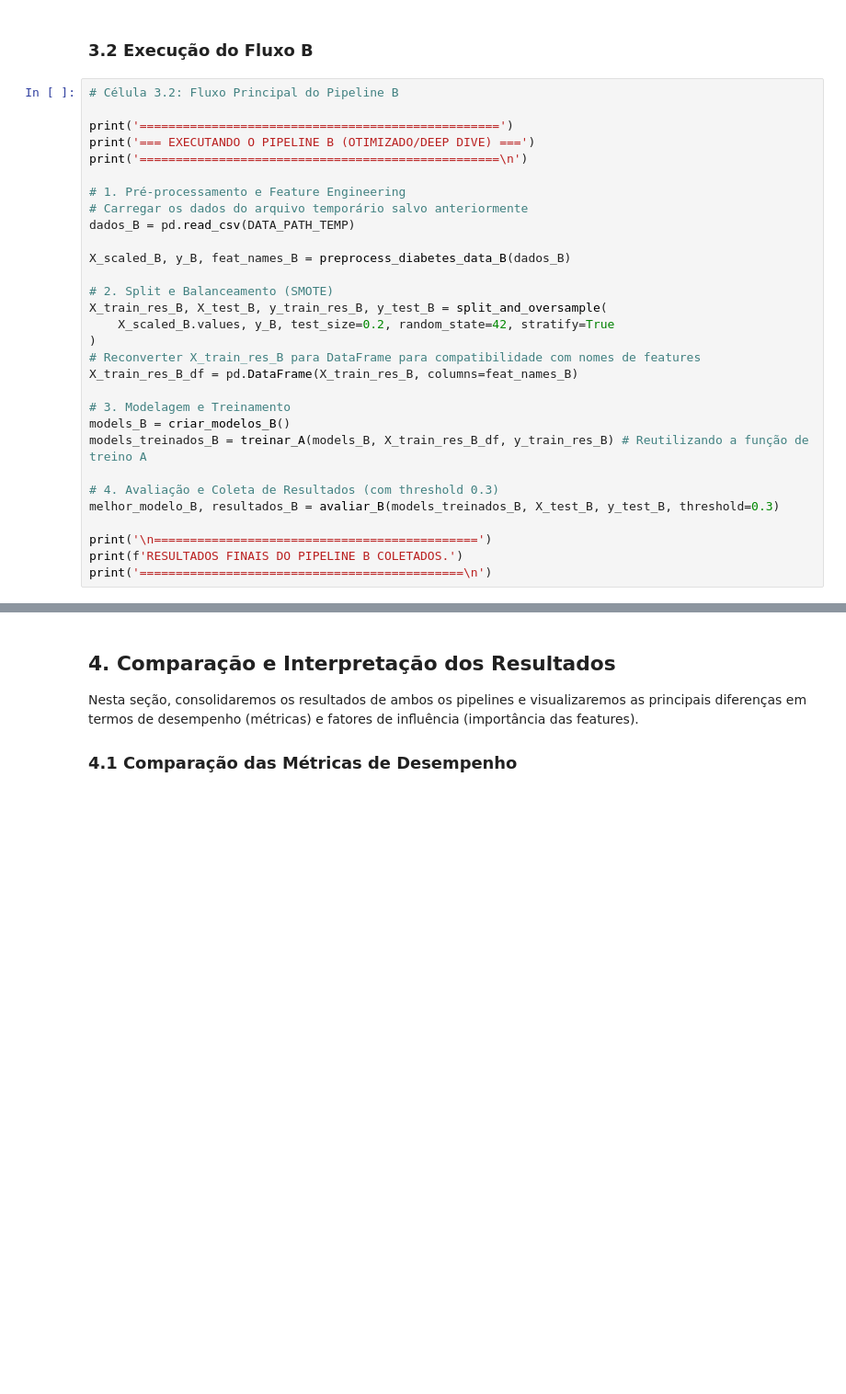
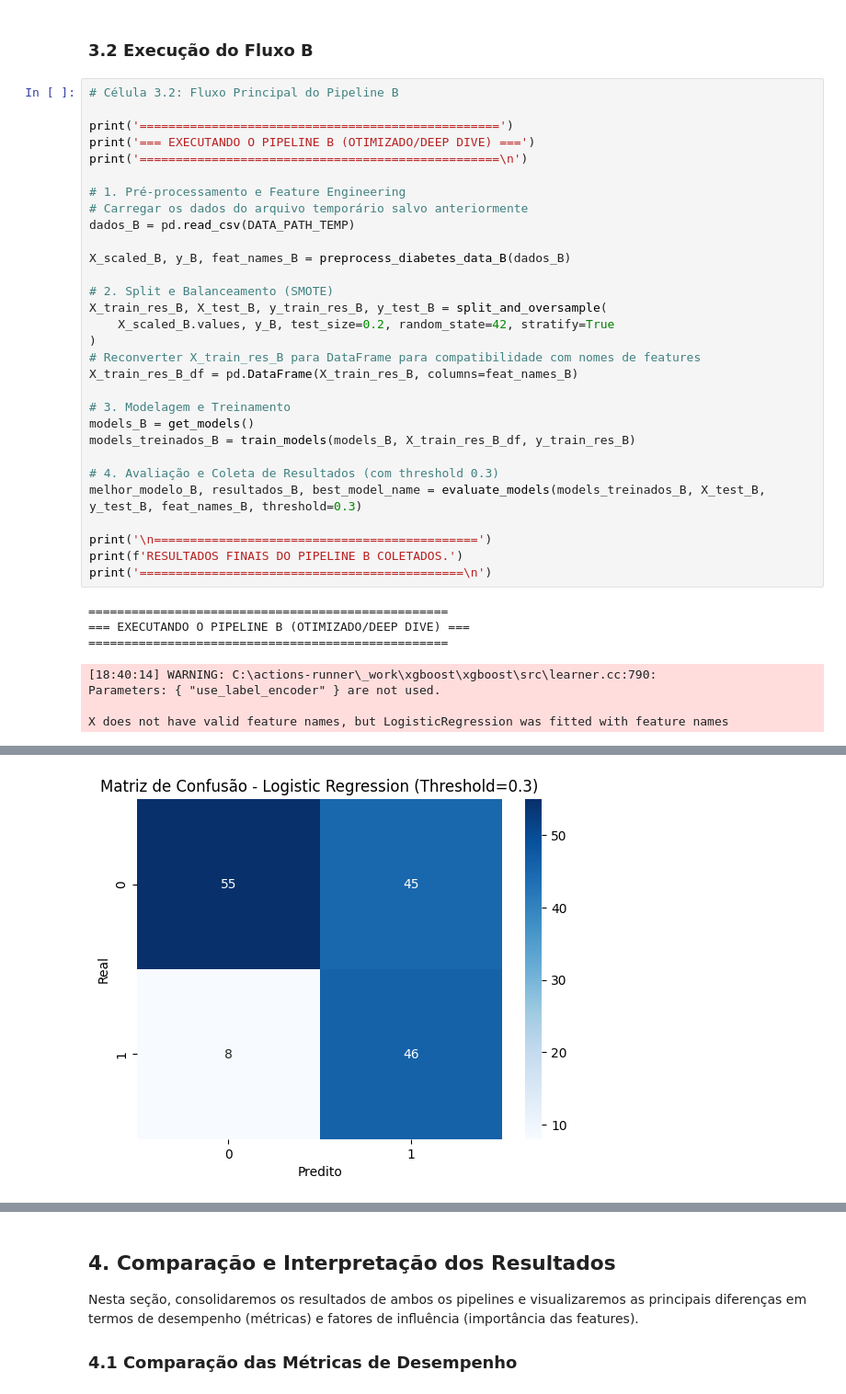
Before and after one commit to vagnerbarbosa/tech-challenge-fase-1, a Jupyter notebook: Diabetes_Analysis.ipynb, the cells around one changed output, grey strips where cells are left out. Shown at 92% size. Cells and saved outputs as stored; diff of their text form; blank space fills up the shorter version.

```diff
--- a/Diabetes_Analysis.ipynb
+++ b/Diabetes_Analysis.ipynb
@@ -336,12 +409,20 @@ X_train_res_B, X_test_B, y_train_res_B, y_test_B = split_and_oversample(
 X_train_res_B_df = pd.DataFrame(X_train_res_B, columns=feat_names_B)
 
 # 3. Modelagem e Treinamento
-models_B = criar_modelos_B()
-models_treinados_B = treinar_A(models_B, X_train_res_B_df, y_train_res_B) # Reutilizando a função de treino A
+models_B = get_models()
+models_treinados_B = train_models(models_B, X_train_res_B_df, y_train_res_B)
 
 # 4. Avaliação e Coleta de Resultados (com threshold 0.3)
-melhor_modelo_B, resultados_B = avaliar_B(models_treinados_B, X_test_B, y_test_B, threshold=0.3)
+melhor_modelo_B, resultados_B, best_model_name = evaluate_models(models_treinados_B, X_test_B, y_test_B, feat_names_B, threshold=0.3)
 
 print('\n=============================================')
 print(f'RESULTADOS FINAIS DO PIPELINE B COLETADOS.')
 print('=============================================\n')
+# %% [output]
+==================================================
+=== EXECUTANDO O PIPELINE B (OTIMIZADO/DEEP DIVE) ===
+==================================================
+[18:40:14] WARNING: C:\actions-runner\_work\xgboost\xgboost\src\learner.cc:790:
+Parameters: { "use_label_encoder" } are not used.
+
+X does not have valid feature names, but LogisticRegression was fitted with feature names
@@ -347,0 +444 @@ print('=============================================\n')
+[figure, added]
```
Also changed, not shown: parts of 8 cells of this notebook.
